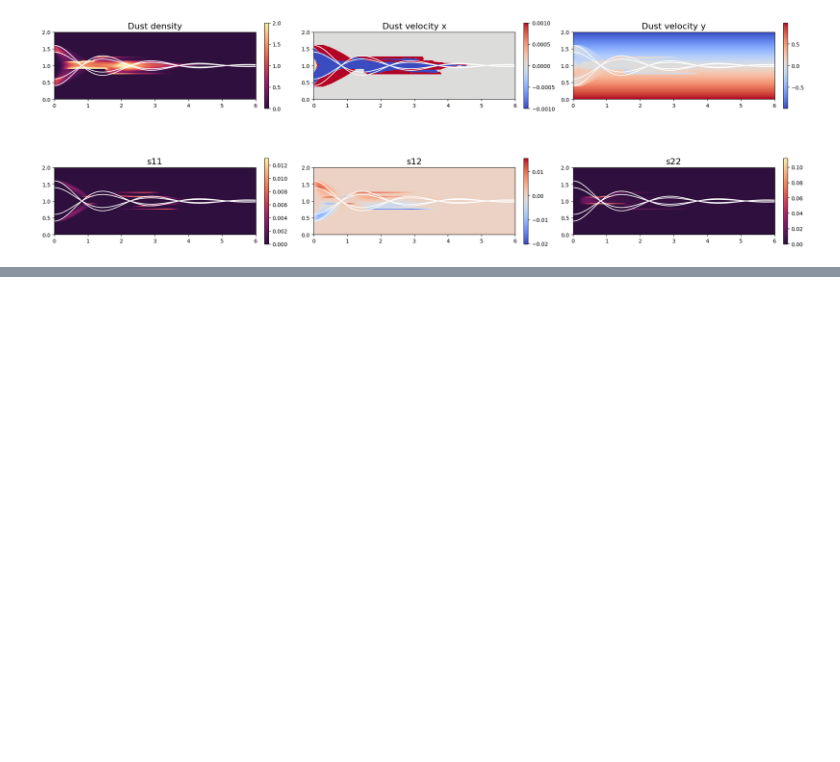
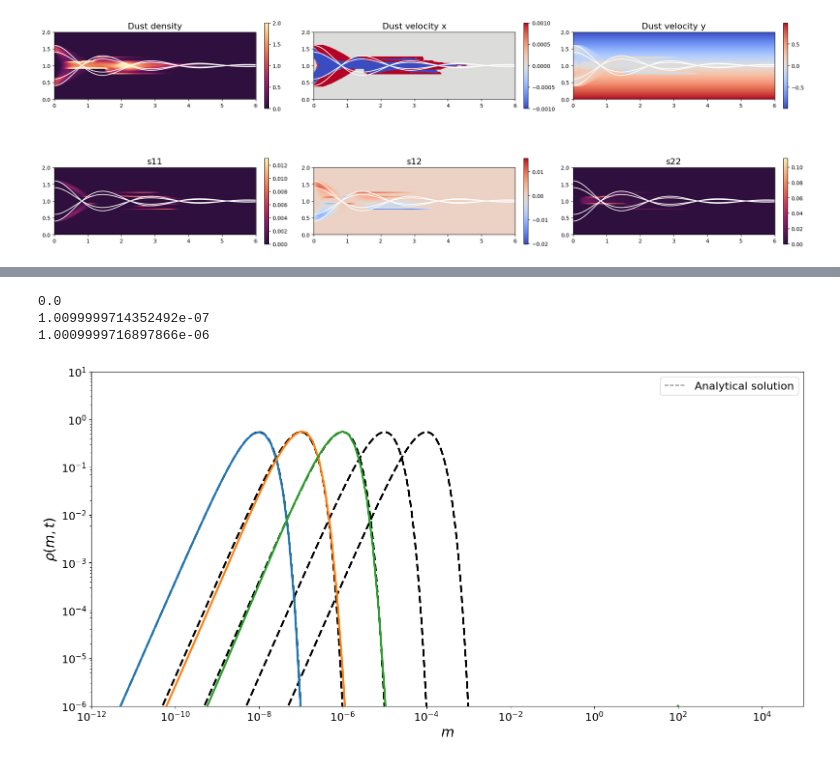
Before and after one commit to Giovanni-Tedeschi/pigpen, a Jupyter notebook: tests.ipynb, the cells around one changed output, grey strips where cells are left out. Cells and saved outputs as stored; diff of their text form; code cells hidden in the pictures; blank space fills up the shorter version.

```diff
--- a/tests.ipynb
+++ b/tests.ipynb
@@ -388,13 +403,8 @@ fig.tight_layout()
 # %% [output]
 [figure]
 # %%
-def fit_wave_2D_hdf5(data, field_name, N, direction='y'):
-    """
-    For a 2D snapshot, average over the perpendicular direction
-    and fit the wave along the propagation direction.
-    field_name: key in the HDF5 data dict (e.g. 'gas_rho', 'dust_rho_1')
-    """
-    arr = data[field_name].ravel()
+def fit_wave_2D_hdf5(ds, field_name, N, direction='y'):
+    arr = ds[field_name].values.ravel()
     if direction == 'x':
         field = arr.reshape((N, N)).mean(axis=0)
     elif direction == 'y':
@@ -419,7 +429,7 @@ axs[0].plot(data_sol[:,0], data_sol[:,2], lw=3, color='#065084')
 for i in range(0, 21):
     data = read_output_hdf5("%s/DUSTYWAVE/output_A_2D/DHD/%d.h5" % (test_folder, i))
     for field, color in zip(fields_A_2D, colors_A):
-        axs[0].scatter(data['t'], fit_wave_2D_hdf5(data, field, N2D, direction='y'),
+        axs[0].scatter(data.attrs['t'], fit_wave_2D_hdf5(data, field, N2D, direction='y'),
                        color=color, alpha=0.5, s=80, marker='^')
 
 axs[0].set_ylabel("Normalized Density", fontsize=20)
@@ -433,7 +443,7 @@ for col_sol, color in zip(range(1, 6), colors_B):
 for i in range(0, 21):
     data = read_output_hdf5("%s/DUSTYWAVE/output_B_2D/DHD/%d.h5" % (test_folder, i))
     for field, color in zip(fields_B_2D, colors_B):
-        axs[1].scatter(data['t'], fit_wave_2D_hdf5(data, field, N2D, direction='y'),
+        axs[1].scatter(data.attrs['t'], fit_wave_2D_hdf5(data, field, N2D, direction='y'),
                        color=color, alpha=0.5, s=80, marker='^')
 
 axs[1].set_ylabel("Normalized Density", fontsize=20)
@@ -1029,0 +1086,56 @@ fig.tight_layout()
+# %%
+def plot_sim(ax, snap):
+    data = read_output_hdf5("%s/COAGULATION/output/%d.h5" % (test_folder,snap))
+    # Get all dust density fields in order
+    dust_rho_keys = sorted(
+        [k for k in data.data_vars if k.startswith('dust_rho_')],
+        key=lambda s: int(s.split('_')[-1])
+    )
+
+    mass_grid = data['coag_m'].values   # shape (N_bins,)
+    dm = data['coag_dm'].values
+    N_m = len(mass_grid)
+    print(data.attrs['t'])
+
+    # Stack dust densities: shape (N_bins, N_cells)
+    rho_dist = np.array([data[k].values.ravel() for k in dust_rho_keys])  # (N_bins, N_cells)
+    cell_idx = 10
+    ax.plot(mass_grid, rho_dist[:, cell_idx] * mass_grid, lw=3)
+
+fig, ax = plt.subplots(figsize=(16, 8))
+
+snap_t = [1e-8, 1e-7, 1e-6, 1e-5, 1e-4]
+
+m = np.logspace(-12, 5, 3000)
+N0    = 1./m[0]     # initial total number density
+m0 = m[0]
+alpha = 1.0      # constant coagulation kernel
+
+ax.plot(0., 0., "--", c="black", label="Analytical solution", alpha=0.5)
+for it in snap_t:
+    tau = 2. / (alpha * N0 * it)
+    n = (N0 / m0) * (tau)**2 * np.exp(tau * (1.0 - m / m0))
+    y = n * m * m
+    ax.plot(m, y, color='black', linestyle='--', lw=3)
+
+
+plot_sim(ax, 0)
+plot_sim(ax, 1)
+plot_sim(ax, 10)
+
+
+ax.set_xscale('log')
+ax.set_yscale('log')
+ax.set_xlim(m[0], m[-1])
+ax.set_ylim(1.e-6, 1.e1)
+ax.legend()
+ax.set_xlabel(r"$m$", fontsize=20)
+ax.set_ylabel(r"$\rho\left(m,t\right)$", fontsize=20)
+ax.tick_params(axis='both', which='major', labelsize=16)
+ax.legend(fontsize=16)
+fig.tight_layout()
+# %% [output]
+0.0
+1.0099999714352492e-07
+1.0009999716897866e-06
+[figure, added]
```
Also changed, not shown: parts of 7 cells of this notebook, 32 other files.
